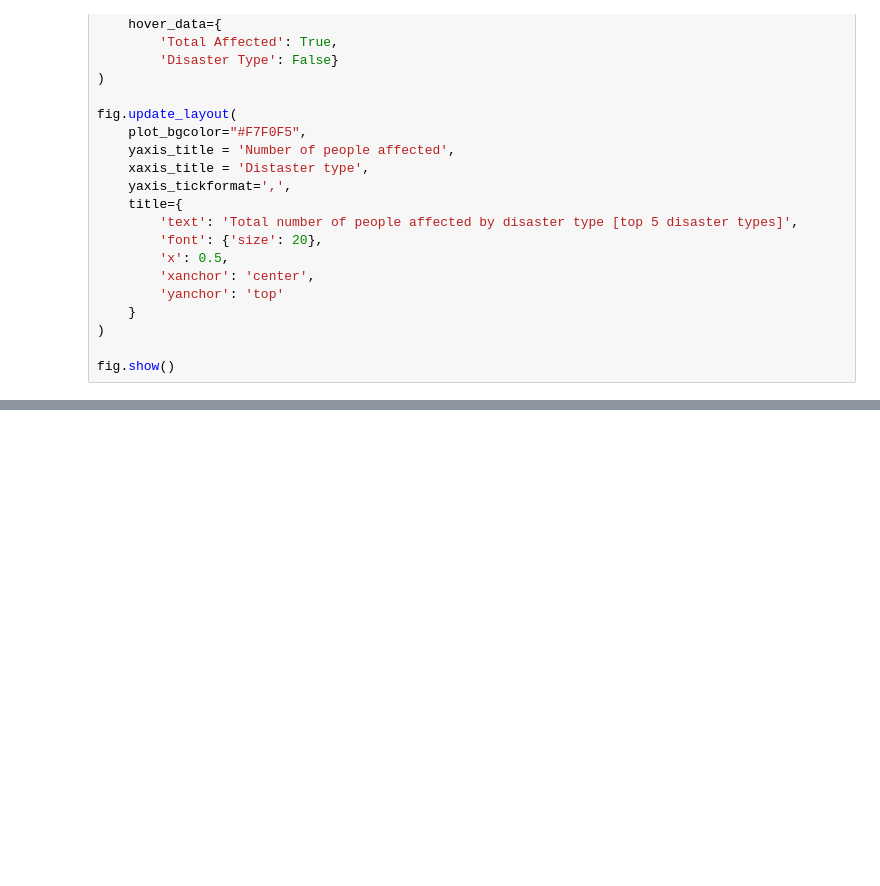
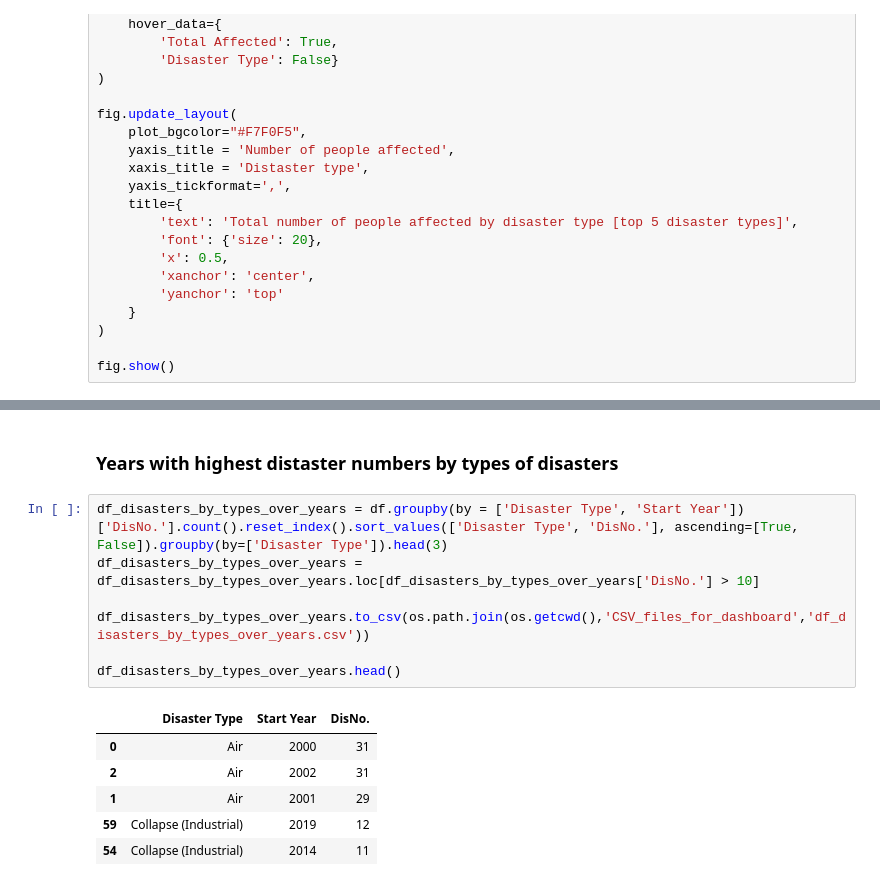
Before and after one commit to Data-Sharks/Disaster-Dataset, a Jupyter notebook: disaster_analysis.ipynb, the cells around one changed output, grey strips where cells are left out. Cells and saved outputs as stored; diff of their text form; blank space fills up the shorter version.

```diff
--- a/disaster_analysis.ipynb
+++ b/disaster_analysis.ipynb
@@ -451,0 +526,16 @@ fig.show()
+# %% [markdown]
+### Years with highest distaster numbers by types of disasters
+# %%
+df_disasters_by_types_over_years = df.groupby(by = ['Disaster Type', 'Start Year'])['DisNo.'].count().reset_index().sort_values(['Disaster Type', 'DisNo.'], ascending=[True, False]).groupby(by=['Disaster Type']).head(3)
+df_disasters_by_types_over_years = df_disasters_by_types_over_years.loc[df_disasters_by_types_over_years['DisNo.'] > 10]
+
+df_disasters_by_types_over_years.to_csv(os.path.join(os.getcwd(),'CSV_files_for_dashboard','df_disasters_by_types_over_years.csv'))
+
+df_disasters_by_types_over_years.head()
+# %% [output]
+|  | Disaster Type | Start Year | DisNo. |
+| 0 | Air | 2000 | 31 |
+| 2 | Air | 2002 | 31 |
+| 1 | Air | 2001 | 29 |
+| 59 | Collapse (Industrial) | 2019 | 12 |
+| 54 | Collapse (Industrial) | 2014 | 11 |
```
Also changed, not shown: parts of 7 cells of this notebook.
